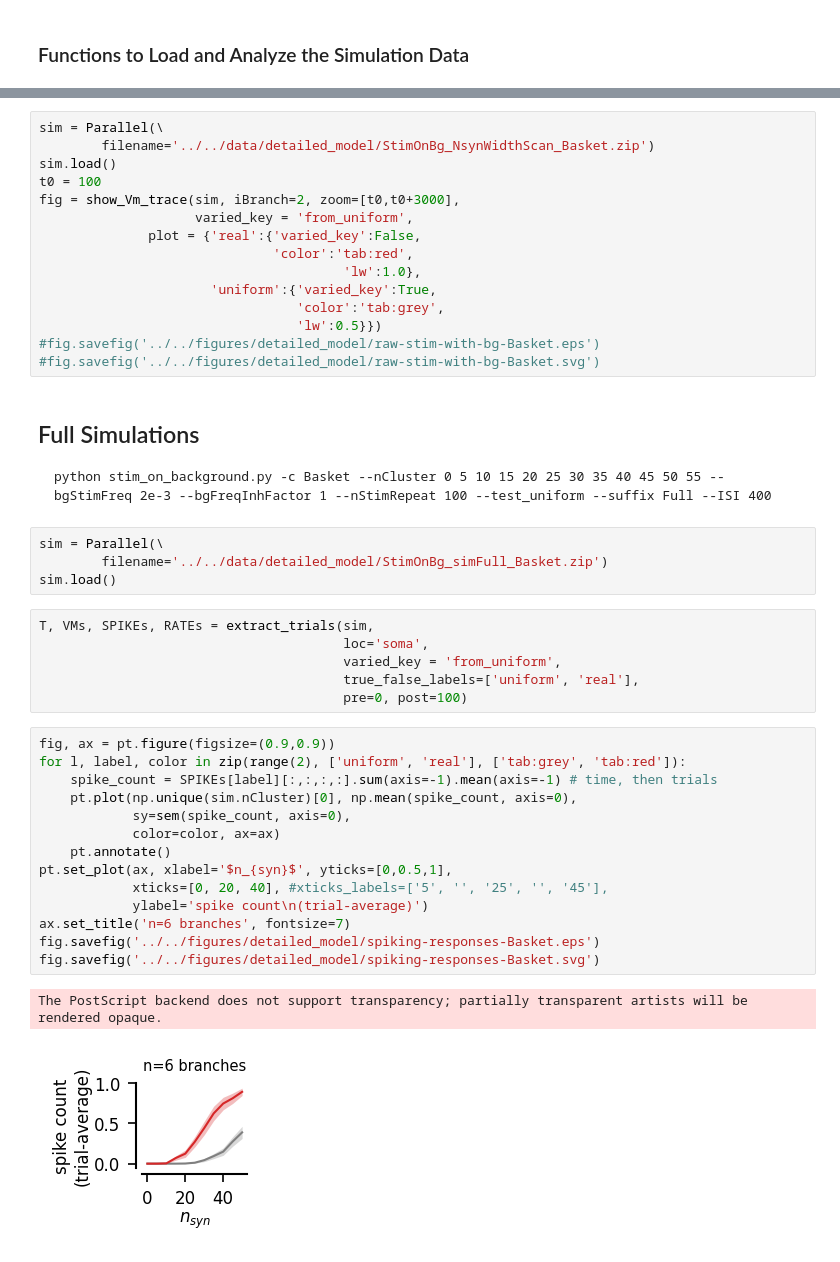
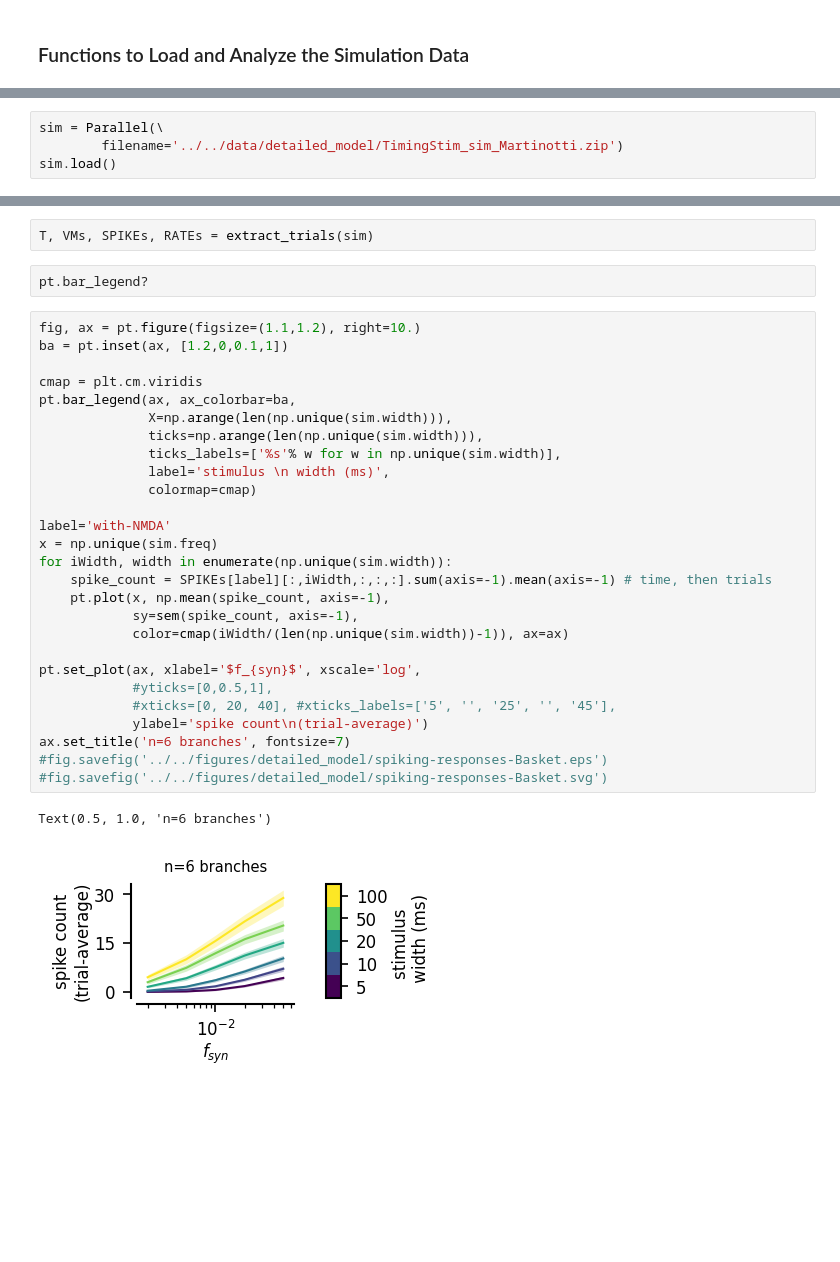
Before and after one commit to yzerlaut/pv-sst-dendrites, a Jupyter notebook: biophysical_modelling/detailed_model/Intensity-Timing-Analysis.ipynb, the cells around one changed output, grey strips where cells are left out. Saved outputs shown, nothing was run; the diff lists cells and outputs as text; blank space fills up the shorter version.

````diff
--- a/biophysical_modelling/detailed_model/Intensity-Timing-Analysis.ipynb
+++ b/biophysical_modelling/detailed_model/Intensity-Timing-Analysis.ipynb
@@ -203 +192,5 @@ python stim_on_background.py -c Martinotti --nCluster 20 40 60 80 --bgStimFreq 5
+# %%
+sim = Parallel(\
+        filename='../../data/detailed_model/TimingStim_sim_Martinotti.zip')
+sim.load()
 # %%
@@ -249,48 +210,34 @@ python stim_on_background.py -c Basket --nCluster 20 40 60 80 --bgStimFreq 2e-3
-# %%
-sim = Parallel(\
-        filename='../../data/detailed_model/StimOnBg_NsynWidthScan_Basket.zip')
-sim.load()
-t0 = 100
-fig = show_Vm_trace(sim, iBranch=2, zoom=[t0,t0+3000],
-                    varied_key = 'from_uniform',
-              plot = {'real':{'varied_key':False,
-                              'color':'tab:red',
-                                       'lw':1.0},
-                      'uniform':{'varied_key':True,
-                                 'color':'tab:grey',
-                                 'lw':0.5}})
-#fig.savefig('../../figures/detailed_model/raw-stim-with-bg-Basket.eps')
-#fig.savefig('../../figures/detailed_model/raw-stim-with-bg-Basket.svg')
-# %% [markdown]
-## Full Simulations
-
-```
-python stim_on_background.py -c Basket --nCluster 0 5 10 15 20 25 30 35 40 45 50 55 --bgStimFreq 2e-3 --bgFreqInhFactor 1 --nStimRepeat 100 --test_uniform --suffix Full --ISI 400
-```
-# %%
-sim = Parallel(\
-        filename='../../data/detailed_model/StimOnBg_simFull_Basket.zip')
-sim.load()
 # %%
-T, VMs, SPIKEs, RATEs = extract_trials(sim,
-                                       loc='soma',
-                                       varied_key = 'from_uniform',
-                                       true_false_labels=['uniform', 'real'],
-                                       pre=0, post=100)
+T, VMs, SPIKEs, RATEs = extract_trials(sim)
+# %%
+pt.bar_legend?
 # %%
-fig, ax = pt.figure(figsize=(0.9,0.9))
-for l, label, color in zip(range(2), ['uniform', 'real'], ['tab:grey', 'tab:red']):
-    spike_count = SPIKEs[label][:,:,:,:].sum(axis=-1).mean(axis=-1) # time, then trials
-    pt.plot(np.unique(sim.nCluster)[0], np.mean(spike_count, axis=0),
-            sy=sem(spike_count, axis=0),
-            color=color, ax=ax)
-    pt.annotate()
-pt.set_plot(ax, xlabel='$n_{syn}$', yticks=[0,0.5,1],
-            xticks=[0, 20, 40], #xticks_labels=['5', '', '25', '', '45'],
+fig, ax = pt.figure(figsize=(1.1,1.2), right=10.)
+ba = pt.inset(ax, [1.2,0,0.1,1])
+
+cmap = plt.cm.viridis
+pt.bar_legend(ax, ax_colorbar=ba,
+              X=np.arange(len(np.unique(sim.width))),
+              ticks=np.arange(len(np.unique(sim.width))),
+              ticks_labels=['%s'% w for w in np.unique(sim.width)],
+              label='stimulus \n width (ms)',
+              colormap=cmap)
+
+label='with-NMDA'
+x = np.unique(sim.freq)
+for iWidth, width in enumerate(np.unique(sim.width)):
+    spike_count = SPIKEs[label][:,iWidth,:,:,:].sum(axis=-1).mean(axis=-1) # time, then trials
+    pt.plot(x, np.mean(spike_count, axis=-1),
+            sy=sem(spike_count, axis=-1),
+            color=cmap(iWidth/(len(np.unique(sim.width))-1)), ax=ax)
+
+pt.set_plot(ax, xlabel='$f_{syn}$', xscale='log',
+            #yticks=[0,0.5,1],
+            #xticks=[0, 20, 40], #xticks_labels=['5', '', '25', '', '45'],
             ylabel='spike count\n(trial-average)')
 ax.set_title('n=6 branches', fontsize=7)
-fig.savefig('../../figures/detailed_model/spiking-responses-Basket.eps')
-fig.savefig('../../figures/detailed_model/spiking-responses-Basket.svg')
+#fig.savefig('../../figures/detailed_model/spiking-responses-Basket.eps')
+#fig.savefig('../../figures/detailed_model/spiking-responses-Basket.svg')
 # %% [output]
-The PostScript backend does not support transparency; partially transparent artists will be rendered opaque.
+Text(0.5, 1.0, 'n=6 branches')
-[figure, old version]
+[figure, new version]
````
Also changed, not shown: parts of 35 cells of this notebook, 1 other file.
